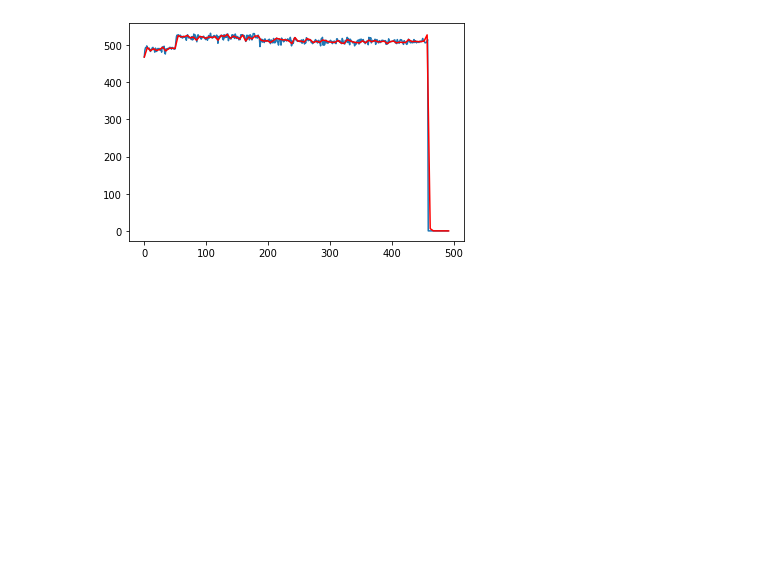
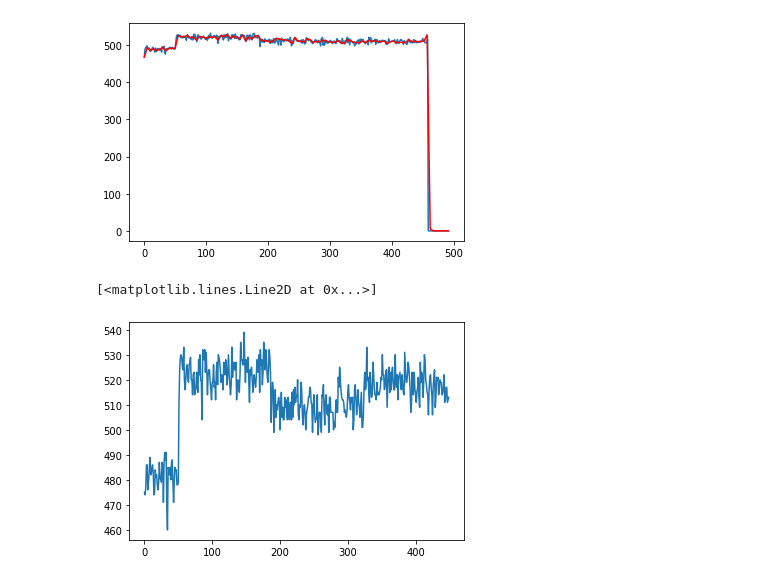
Before and after one commit to IImbryk/NMA_MindBigData, a Jupyter notebook: Main.ipynb, the cells around one changed output. Cells and saved outputs as stored; diff of their text form; code cells hidden in the pictures; blank space fills up the shorter version.

```diff
--- a/Main.ipynb
+++ b/Main.ipynb
@@ -114,3 +114,8 @@ plt.plot(xnew, ynew, 'r')
 plt.show()
 # %% [output]
 [figure]
+# %%
+plt.plot(data['data'][0][0:450])
+# %% [output]
+[<matplotlib.lines.Line2D at 0x...>]
+[figure, added]
```
Also changed, not shown: parts of 11 cells of this notebook.
